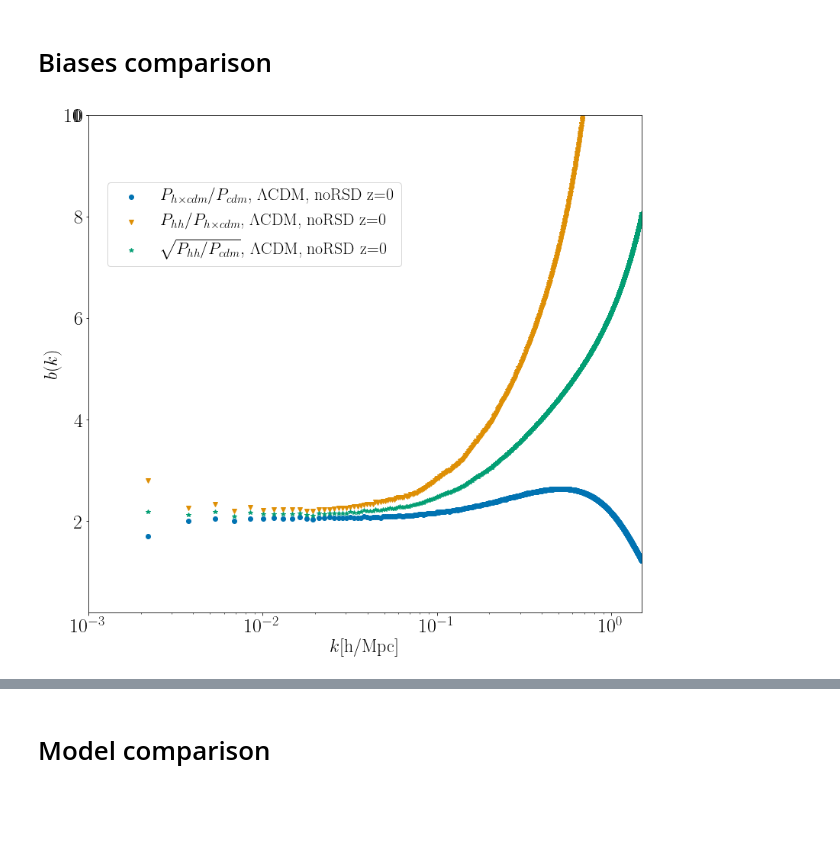
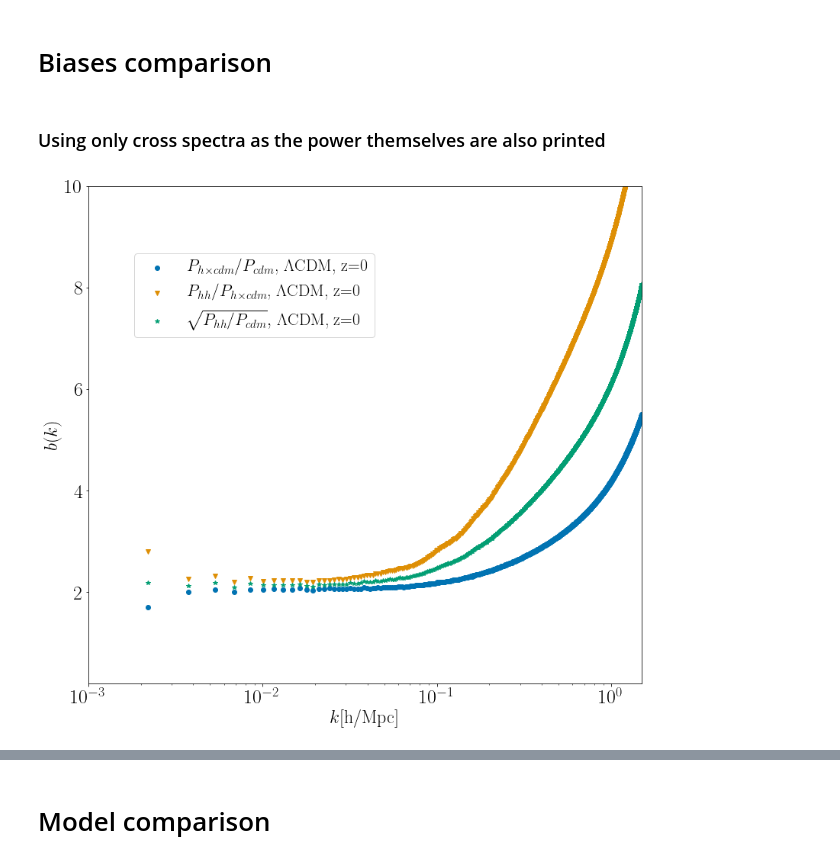
Before and after one commit to FarbodHassani/Doppler_RSD_N-body, a Jupyter notebook: Analysis-notebooks/Halo_bias.ipynb, the cells around one changed output, grey strips where cells are left out. Drawn from its saved outputs; the diff is of its cells as text; code cells hidden in the pictures; blank space fills up the shorter version.

```diff
--- a/Analysis-notebooks/Halo_bias.ipynb
+++ b/Analysis-notebooks/Halo_bias.ipynb
@@ -194,13 +196,13 @@ for num1 in [0,1,3]: # file 1
             [k2,pk2]=data["halo"][RSD][file[num1]]['pow'][z[j]][[0,1],:]
             axs[1].plot(k1,np.sqrt(pk2/pkref),"-",color =Colors[l], lw=3,label=decrip[num1]+" "+z[j]+", "+RSD)
             l=l+1;
-RSD ='RSD'
-for num1 in [0,1,3]: # file 1
-    for j in [0]: # Redshifts
-            [k1,pkref]=data["cdm"][RSD][file[num1]]['pow'][z[j]][[0,1],:]
-            [k2,pk2]=data["halo"][RSD][file[num1]]['pow'][z[j]][[0,1],:]
-            axs[1].plot(k1,np.sqrt(pk2/pkref),"-.",color =Colors[l], lw=3,label=decrip[num1]+" "+z[j]+", "+RSD)
-            l=l+1;
+# RSD ='RSD'
+# for num1 in [0,1,3]: # file 1
+#     for j in [0]: # Redshifts
+#             [k1,pkref]=data["cdm"][RSD][file[num1]]['pow'][z[j]][[0,1],:]
+#             [k2,pk2]=data["halo"][RSD][file[num1]]['pow'][z[j]][[0,1],:]
+#             axs[1].plot(k1,np.sqrt(pk2/pkref),"-.",color =Colors[l], lw=3,label=decrip[num1]+" "+z[j]+", "+RSD)
+#             l=l+1;
 
 # axs[1].set_title(RSD, fontsize=22)
 axs[1].set_ylabel('$b_m^{hh} = \sqrt{P_{hh}/P_{cdm}}$',fontsize=24)
@@ -271,80 +350,64 @@ X=np.arange(0.001,20,1)
 # %% [markdown]
 # Biases comparison
+# %% [markdown]
+###  Using only cross spectra as the power themselves are also printed
 # %%
 plt.rc('text', usetex=True)
 font = {'family' : 'normal',
         'weight' : 'bold',
         'size'   : text_size}
 matplotlib.rc('font', **font)
-fig, axs = plt.subplots(figsize=(13,12),nrows=2, ncols=1, sharex=True, sharey=False, gridspec_kw={'height_ratios':[0,1]})
+fig, axs = plt.subplots(figsize=(13,12),nrows=1, ncols=1)
 plt.subplots_adjust(hspace=0.0)
 
 
 
 kind = 'halo'
 RSD ='noRSD'
 file = ['gev_lcdm','gev_em0','gev_em7','kev_em4','kev_em7'];
 decrip = ["$\Lambda$CDM, ","$w$CDM ($w=-0.9, c_s^2=1$), ","$w$CDM-gev ($w=-0.9, c_s^2=10^{-7}$), ",
           "$w$CDM ($w=-0.9,, c_s^2=10^{-4}$), ","$w$CDM ($w=-0.9, c_s^2=10^{-7}$), "]
 z = ["z=0", "z=0.5", "z=1", "z=2", "z=3"];
 
 l=0
 
 
 l=0
 for num1 in [0]: # file 1
     for j in [0]: # Redshifts
-            kind1 = "cdm"
-            kind2 = "cross"
-            [k1,pkref]=data[kind1][RSD][file[num1]]['pow'][z[j]][[0,1],:]
-            [k2,pk2]=data[kind2][RSD][file[num1]]['pow'][z[j]][[0,7],:]
-            axs[1].plot(k1,pk2/pkref,"o",color =Colors[l], lw=2,label=r"$P_{h \times cdm}/P_{cdm}$, "+ decrip[num1]+" "+RSD+" "+z[j])
-
-            kind1 = "halo"
-            kind2 = "cross"
-            [k1,pk_h]=data["halo"][RSD][file[num1]]['pow'][z[j]][[0,1],:]
-            [k2,pk2]=data["cross"][RSD][file[num1]]['pow'][z[j]][[0,7],:]
-            axs[1].plot(k1,pk_h/pk2,"v",color =Colors[l+1], lw=2,label=r"$P_{hh}/P_{h \times cdm}$, "+ decrip[num1]+" "+RSD+" "+z[j])
-
-            kind1 = "cdm"
-            kind2 = "halo"
-            [k1,pkref]=data[kind1][RSD][file[num1]]['pow'][z[j]][[0,1],:]
-            [k2,pk2]=data[kind2][RSD][file[num1]]['pow'][z[j]][[0,1],:]
-            axs[1].plot(k1,np.sqrt(pk2/pkref),"*",color =Colors[l+2], lw=2,label=r"$\sqrt{P_{hh}/P_{cdm}},$ "+ decrip[num1]+" "+RSD+" "+z[j])
-            l=l+1;
-# l=0
-# RSD ='RSD'
-# for num1 in [0]: # file 1
-#     for j in [0]: # Redshifts
 #             kind1 = "cdm"
 #             kind2 = "cross"
-#             [k1,pkref]=data[kind1][RSD][file[num1]]['pow'][z[j]][[0,1],:]
-#             [k2,pk2]=data[kind2][RSD][file[num1]]['pow'][z[j]][[0,1],:]
-#             axs[1].plot(k1,pk2/pkref,":",color =Colors[l], lw=2,label=r"$P_{h \times cdm}/P_{cdm}$, "+ decrip[num1]+" "+RSD+" "+z[j])
+            kind1 = "cross"
+            kind2 = "cross"
+            [k1,pkref]=data[kind1][RSD][file[num1]]['pow'][z[j]][[0,2],:]
+            [k2,pk2]=data[kind2][RSD][file[num1]]['pow'][z[j]][[0,7],:]
+            axs.plot(k1,pk2/pkref,"o",color =Colors[l], lw=2,label=r"$P_{h \times cdm}/P_{cdm}$, "+ decrip[num1]+" "+z[j])
+
 
 #             kind1 = "halo"
 #             kind2 = "cross"
-#             [k1,pk_h]=data["halo"][RSD][file[num1]]['pow'][z[j]][[0,1],:]
-#             [k2,pk2]=data["cross"][RSD][file[num1]]['pow'][z[j]][[0,1],:]
-#             axs[1].plot(k1,pk_h/pk2,":",color =Colors[l+1], lw=2,label=r"$P_{hh}/P_{h \times cdm}$, "+ decrip[num1]+" "+RSD+" "+z[j])
+
+            [k1,pk_h]=data["cross"][RSD][file[num1]]['pow'][z[j]][[0,1],:]
+            [k2,pk2]=data["cross"][RSD][file[num1]]['pow'][z[j]][[0,7],:]
+            axs.plot(k1,pk_h/pk2,"v",color =Colors[l+1], lw=2,label=r"$P_{hh}/P_{h \times cdm}$, "+ decrip[num1]+" "+z[j])
 
 #             kind1 = "cdm"
 #             kind2 = "halo"
-#             [k1,pkref]=data[kind1][RSD][file[num1]]['pow'][z[j]][[0,1],:]
-#             [k2,pk2]=data[kind2][RSD][file[num1]]['pow'][z[j]][[0,1],:]
-#             axs[1].plot(k1,np.sqrt(pk2/pkref),":",color =Colors[l+2], lw=2,label=r"$\sqrt{P_{hh}/P_{cdm}},$ "+ decrip[num1]+" "+RSD+" "+z[j])
-#             l=l+1;
+            [k1,pkref]=data["cross"][RSD][file[num1]]['pow'][z[j]][[0,2],:]
+            [k2,pk2]=data["cross"][RSD][file[num1]]['pow'][z[j]][[0,1],:]
+            axs.plot(k1,np.sqrt(pk2/pkref),"*",color =Colors[l+2], lw=2,label=r"$\sqrt{P_{hh}/P_{cdm}},$ "+ decrip[num1]+" "+z[j])
+            l=l+1;
 # axs[1].set_title(RSD, fontsize=22)
-axs[1].set_ylabel(r'$b (k)$',fontsize=24)
-axs[1].set_xlabel('$k$[h/Mpc]',fontsize=24)
-axs[1].set_xscale('log')
+axs.set_ylabel(r'$b (k)$',fontsize=24)
+axs.set_xlabel('$k$[h/Mpc]',fontsize=24)
+axs.set_xscale('log')
 # plt.yscale('log')
-axs[1].set_ylim(0.2,10)
-axs[1].set_xlim(1.e-3,1.5)
+axs.set_ylim(0.2,10)
+axs.set_xlim(1.e-3,1.5)
 # axs[1].set_yticks([-0.1,-0.05,0,0.05,0.1,0.2,0.3])
-axs[1].legend(fontsize=22,bbox_to_anchor=[0.3, 0.78], loc='center')
+axs.legend(fontsize=22,bbox_to_anchor=[0.3, 0.78], loc='center')
 X=np.arange(0.001,20,1)
 # axs[1].fill_between(X, -1/100.,1/100.,color='k',alpha=.2)
 # axs[1].fill_between(X, -2/100.,2/100.,color='k',alpha=.1)
 # %% [output]
-[figure, old version]
+[figure, new version]
```
Also changed, not shown: parts of 55 cells of this notebook, 2 other files.
